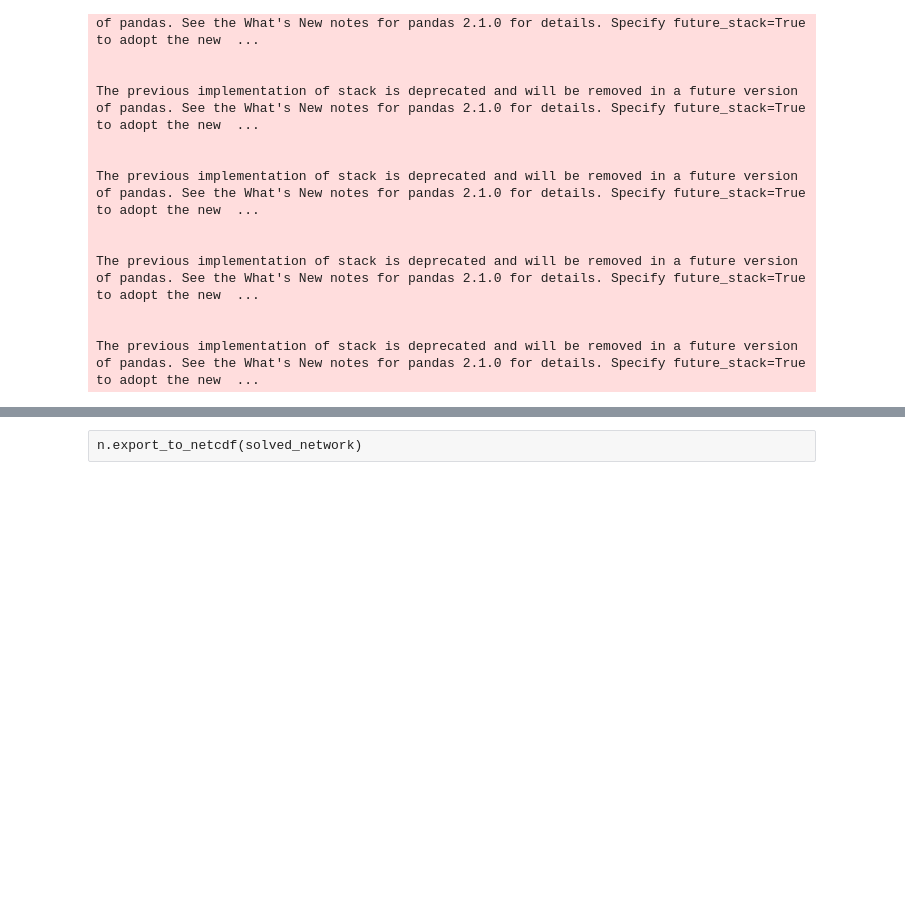
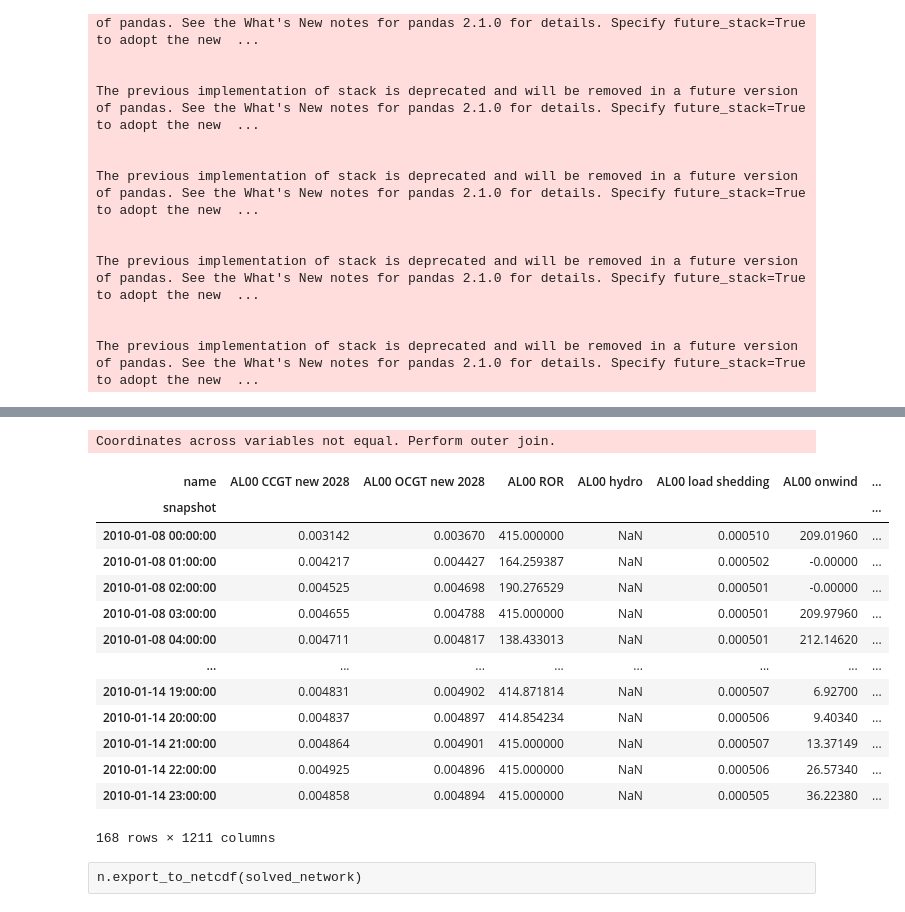
Before and after one commit to thomgeo/open_eraa, a Jupyter notebook: solve_model.ipynb, the cells around one changed output, grey strips where cells are left out. Drawn from its saved outputs; the diff is of its cells as text; code cells hidden in the pictures; blank space fills up the shorter version.

```diff
--- a/solve_model.ipynb
+++ b/solve_model.ipynb
@@ -635,0 +642,2 @@ prepare_for_uc()
+# %%
+n.set_snapshots(n.snapshots[:168*1])
@@ -704,3 +856,21 @@ Snapshots: 8760
+# %%
+n.model.solution["Generator-p"].to_series()
+# %% [output]
+Coordinates across variables not equal. Perform outer join.
+| name | AL00 CCGT new 2028 | AL00 OCGT new 2028 | AL00 ROR | AL00 hydro | AL00 load shedding | AL00 onwind | ... |
+| snapshot |  |  |  |  |  |  | ... |
+| 2010-01-08 00:00:00 | 0.003142 | 0.003670 | 415.000000 | NaN | 0.000510 | 209.01960 | ... |
+| 2010-01-08 01:00:00 | 0.004217 | 0.004427 | 164.259387 | NaN | 0.000502 | -0.00000 | ... |
+| 2010-01-08 02:00:00 | 0.004525 | 0.004698 | 190.276529 | NaN | 0.000501 | -0.00000 | ... |
+| 2010-01-08 03:00:00 | 0.004655 | 0.004788 | 415.000000 | NaN | 0.000501 | 209.97960 | ... |
+| 2010-01-08 04:00:00 | 0.004711 | 0.004817 | 138.433013 | NaN | 0.000501 | 212.14620 | ... |
+| ... | ... | ... | ... | ... | ... | ... | ... |
+| 2010-01-14 19:00:00 | 0.004831 | 0.004902 | 414.871814 | NaN | 0.000507 | 6.92700 | ... |
+| 2010-01-14 20:00:00 | 0.004837 | 0.004897 | 414.854234 | NaN | 0.000506 | 9.40340 | ... |
+| 2010-01-14 21:00:00 | 0.004864 | 0.004901 | 415.000000 | NaN | 0.000507 | 13.37149 | ... |
+| 2010-01-14 22:00:00 | 0.004925 | 0.004896 | 415.000000 | NaN | 0.000506 | 26.57340 | ... |
+| 2010-01-14 23:00:00 | 0.004858 | 0.004894 | 415.000000 | NaN | 0.000505 | 36.22380 | ... |
+168 rows × 1211 columns
 # %%
 loss_of_load = (n.generators_t.p.filter(like="load shedding", axis=1)>1).sum().groupby(n.generators.filter(like="load shedding", axis=0).bus).sum()
 # %%
```
Also changed, not shown: parts of 26 cells of this notebook, 12 other files.
